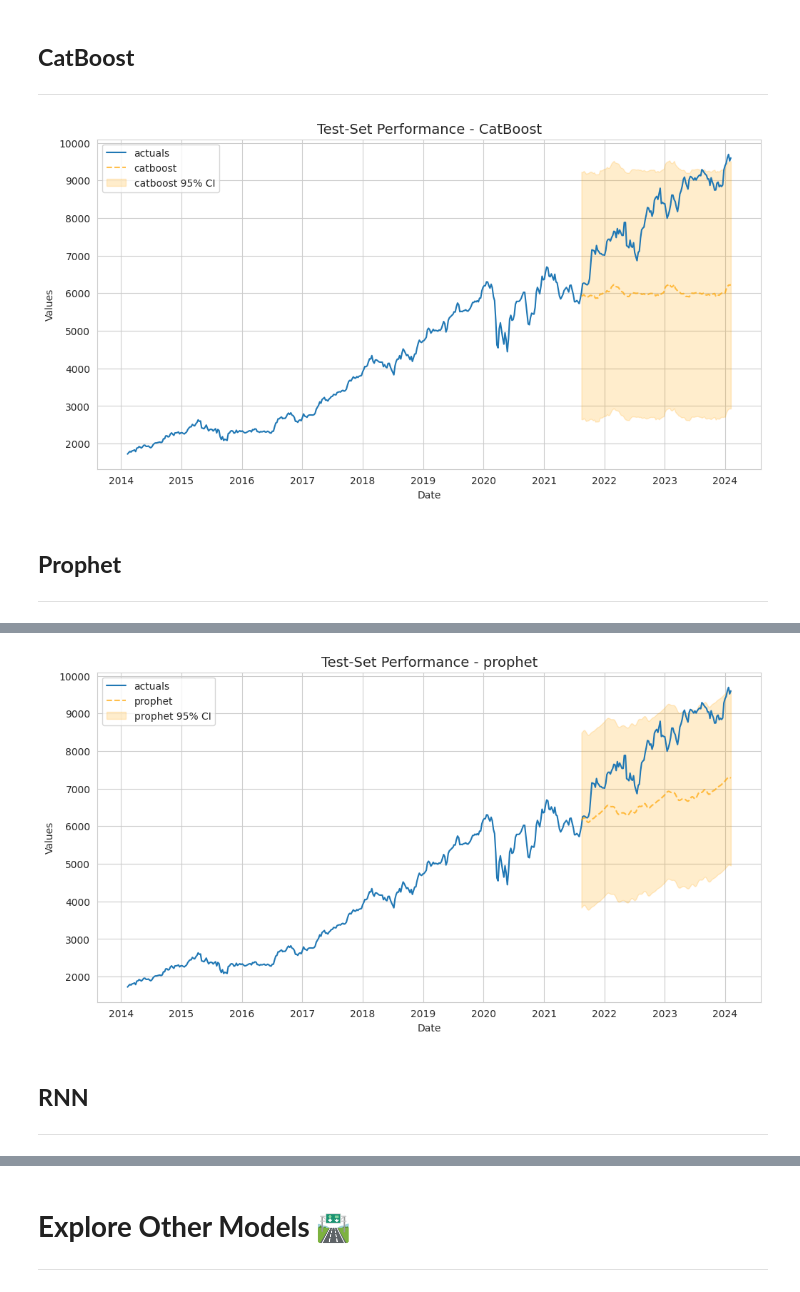
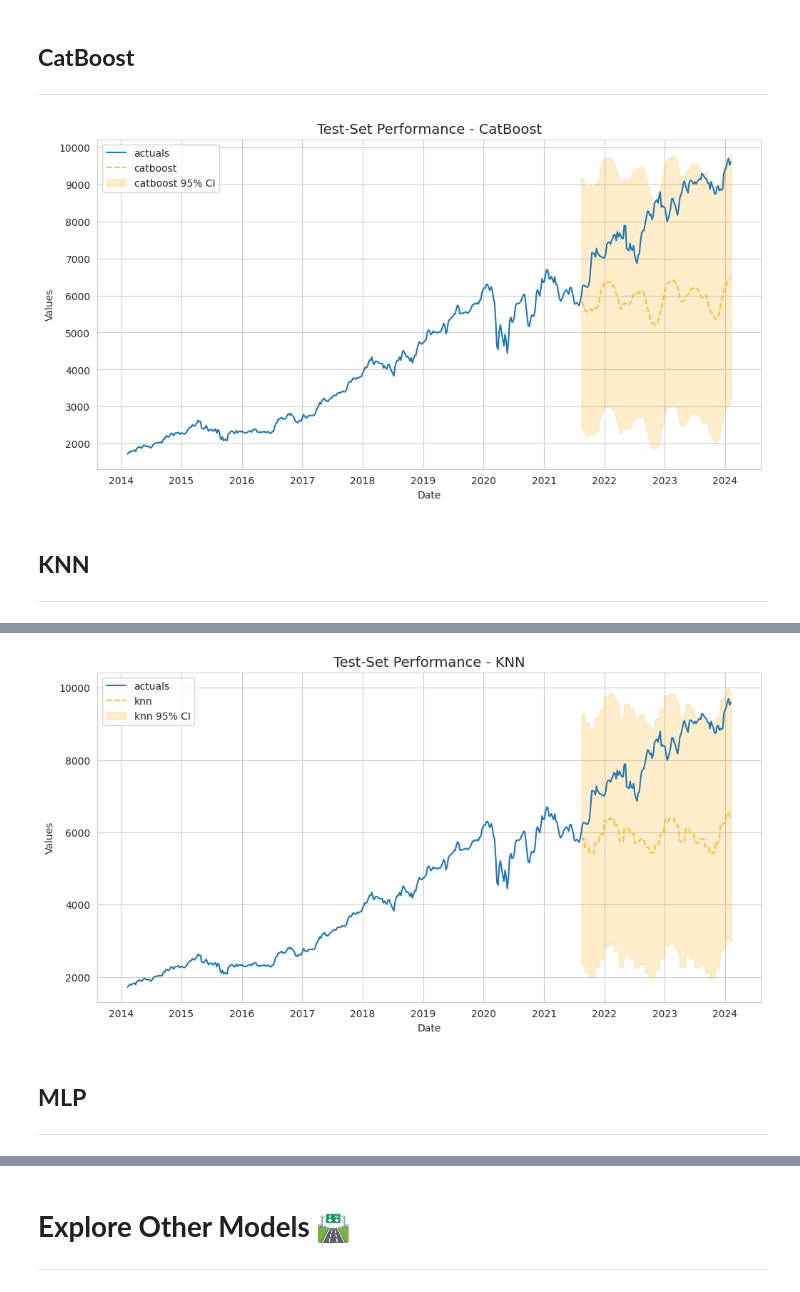
Before and after one commit to brmil07/Kaggle_Projects, a Jupyter notebook: bank-stock-price-forecasting.ipynb, the cells around one changed output, grey strips where cells are left out. Drawn from its saved outputs; the diff is of its cells as text; code cells hidden in the pictures.

```diff
--- a/bank-stock-price-forecasting.ipynb
+++ b/bank-stock-price-forecasting.ipynb
@@ -299,0 +456,11 @@ plt.show()
+# %%
+f.set_estimator('xgboost')
+f.add_ar_terms(30)
+f.add_seasonal_regressors('month', 'quarter', dummy=True)
+f.add_time_trend()
+f.eval_cis(mode=True, cilevel=0.95)
+
+f.manual_forecast(call_me='xgboost', dynamic_testing=30, gamma=1)
+f.plot_test_set(models='xgboost', ci=True)
+plt.title('Test-Set Performance - XGBoost', size=14)
+plt.show()
@@ -299,0 +472,11 @@ plt.show()
+# %%
+f.set_estimator('lightgbm')
+f.add_ar_terms(30)
+f.add_seasonal_regressors('month', 'quarter', dummy=True)
+f.add_time_trend()
+f.eval_cis(mode=True, cilevel=0.95)
+
+f.manual_forecast(call_me='lightgbm', dynamic_testing=30, max_depth=3, num_leaves=10, force_col_wise=True, verbose=-1)
+f.plot_test_set(models='lightgbm', ci=True)
+plt.title('Test-Set Performance - LightGBM', size=14)
+plt.show()
@@ -302,21 +487,29 @@ plt.show()
 ---
 # %%
 f.set_estimator('catboost')
+f.add_ar_terms(30)
+f.add_seasonal_regressors('month', 'quarter', dummy=True)
+f.add_time_trend()
 f.eval_cis(mode=True, cilevel=0.95)
-f.manual_forecast(call_me='catboost', verbose=0)
+
+f.manual_forecast(call_me='catboost', depth=4, verbose=False)
 f.plot_test_set(models='catboost', ci=True)
 plt.title('Test-Set Performance - CatBoost', size=14)
 plt.show()
 # %% [output]
-[figure, old version]
+[figure, new version]
 # %% [markdown]
-## **Prophet**
+## **KNN**
 ---
 # %%
-f.set_estimator('prophet')
+f.set_estimator('knn')
+f.add_ar_terms(30)
+f.add_seasonal_regressors('month', 'quarter', dummy=True)
+f.add_time_trend()
 f.eval_cis(mode=True, cilevel=0.95)
-f.manual_forecast(call_me='prophet')
-f.plot_test_set(models='prophet', ci=True)
-plt.title('Test-Set Performance - prophet', size=14)
+
+f.manual_forecast(call_me='knn', n_neighbors=5, dynamic_testing=30)
+f.plot_test_set(models='knn', ci=True)
+plt.title('Test-Set Performance - KNN', size=14)
 plt.show()
 # %% [output]
@@ -327,5 +516,5 @@ plt.show()
-[figure, old version]
+[figure, new version]
 # %% [markdown]
-## **RNN**
+## **MLP**
 ---
 # %%
```
Also changed, not shown: parts of 59 cells of this notebook.
